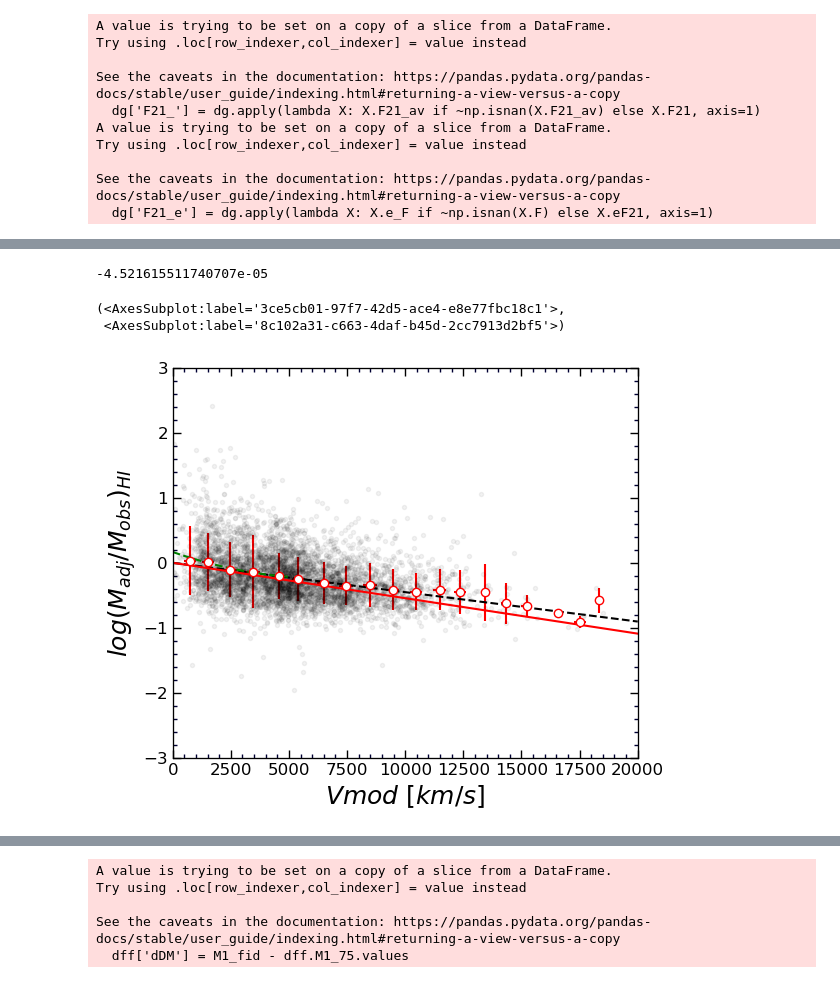
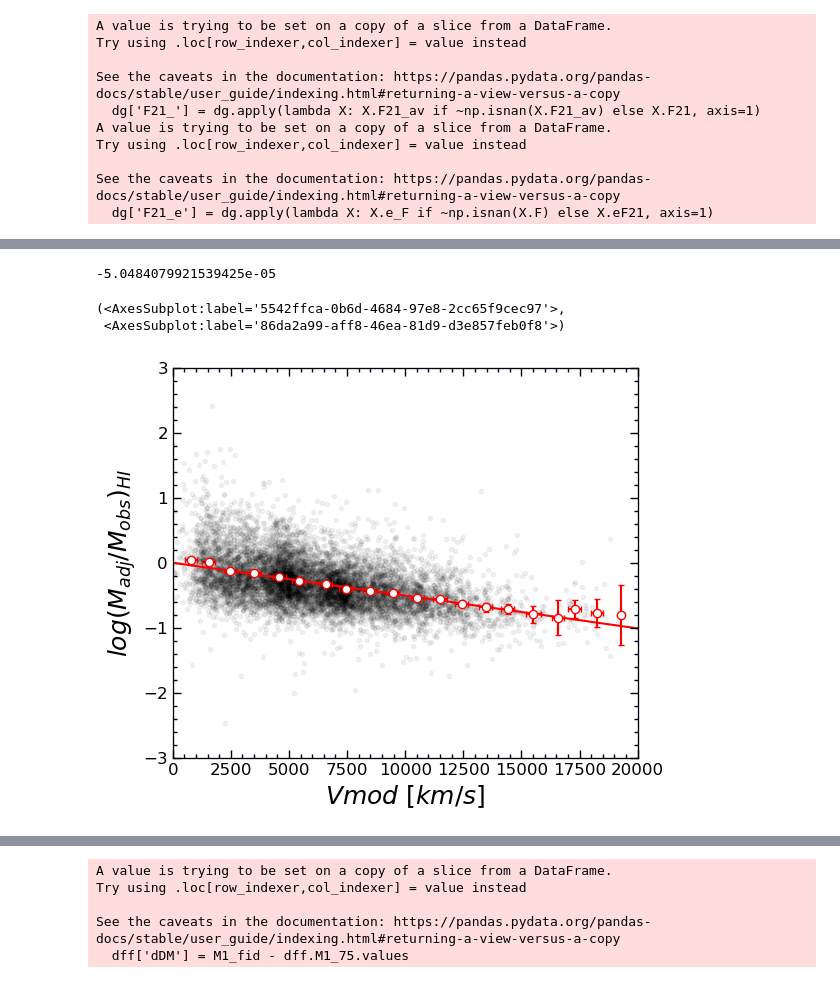
Before and after one commit to ekourkchi/test_TFRcatal, a Jupyter notebook: BTFR_W1.ipynb, the cells around one changed output, grey strips where cells are left out. Cells and saved outputs as stored; diff of their text form; code cells hidden in the pictures.

```diff
--- a/BTFR_W1.ipynb
+++ b/BTFR_W1.ipynb
@@ -186,3 +187,10 @@ df['logMs_i'] = beta + alfa*df.gi - 0.4*df['Mi_75']
 df['Ms_i'] = 10**df.logMs_i
 
 df['Mass_HI'] = 2.356E5 * df.F21 * (df.D75**2)
+
+df["logMs_i"][df.Qs==0]=np.nan
+df["logMs_W1"][df.Qw==0]=np.nan
+
+df["logMs_av"] = df[["logMs_i", "logMs_W1"]].mean(axis=1)
+
+df[["logMs_av", "logMs_i", "logMs_W1", "i***", "w1***", "Qs", "Qw"]].head()
@@ -191,9 +215,9 @@ fig = py.figure(figsize=(5,5), dpi=100)
 fig.subplots_adjust(wspace=0, top=0.9, bottom=0.12, left=0.05, right=0.98)
 ax = fig.add_subplot(111)
 
-dff = df[(df.Qw>2)&(df.elgWi>0)&(df.lgWmxi>0)]
+dff = df[((df.Qw>2)|(df.Qs>2))&(df.elgWi>0)&(df.lgWmxi>0)]
 X0 = dff.lgWmxi.values
-Y0 = dff.logMs_W1.values-np.log10(dff.Mass_HI.values)
+Y0 = dff.logMs_av.values-np.log10(dff.Mass_HI.values)
 Vmod = dff.Vmod.values
 # Y0 = Y0 - (mc*Vmod+bc)
 
@@ -308,45 +332,43 @@ for i in np.arange(0, 20000, 1000):
     for ii in range(len(X)):
         xi = X[ii]
         if xi>=i and xi<i+1000:
             xp.append(xi)
             yp.append(Y[ii])
     if len(xp)>0:
         if lab:
             labe = label
             lab = False
         else:
             labe=None
-        ax.errorbar(np.median(xp), np.mean(yp), yerr=np.std(yp), xerr=np.std(xp), fmt='o',
-                    color='red', ms=6, mfc='white', label=labe)
+
+        N = len(xp)
+        ax.errorbar(np.median(xp), np.mean(yp), yerr=np.mean(yp)/np.sqrt(N), xerr=np.std(xp), fmt='o',
+                    color='red', ms=6, mfc='white', label=labe, capsize=2)
 
 x = np.linspace(0,20000,1000)
 fit, cov = curve_fit(linear_m, X[(X>4000)&(X<10000)], Y[(X>4000)&(X<10000)])
 mc = fit[0] #; bc=fit[1]
-ax.plot(x, mc*x, '--', color='k')
+ax.plot(x, mc*x, '-', color='r')
 print(mc)
-
-mc = -5.451168100093722e-05
-ax.plot(x, mc*x, '-', color='r')
-
 
 ff = np.polyfit(X[(X<5000)&(Y>-3)], Y[(X<5000)&(Y>-3)], 2)
 x = np.linspace(0,5000,1000)
 y = x*0.
 n = len(ff)
 for i in range(n):
     y += ff[i]*x**(n-i-1)
 
 
-ax.plot(x, y, '--', color='g')
+# ax.plot(x, y, '--', color='g')
 
 ax.set_ylabel(r'$log (M_{adj}/M_{obs})_{HI}$', fontsize=18)
 ax.set_xlabel(r'$Vmod \/\/ [km/s] $', fontsize=18)
 set_axes(ax, (0, 20000), (-3,3), fontsize=12)
 # %% [output]
--4.521615511740707e-05
+-5.0484079921539425e-05
-(<AxesSubplot:label='3ce5cb01-97f7-42d5-ace4-e8e77fbc18c1'>,
- <AxesSubplot:label='8c102a31-c663-4daf-b45d-2cc7913d2bf5'>)
+(<AxesSubplot:label='5542ffca-0b6d-4684-97e8-2cc65f9cec97'>,
+ <AxesSubplot:label='86da2a99-aff8-46ea-81d9-d3e857feb0f8'>)
-[figure, old version]
+[figure, new version]
 # %%
 def HI_corrector(fit, mc, bc, Vmod, Vlim=4000, simple=True):
 
```
Also changed, not shown: parts of 6 cells of this notebook, 2 other files.
